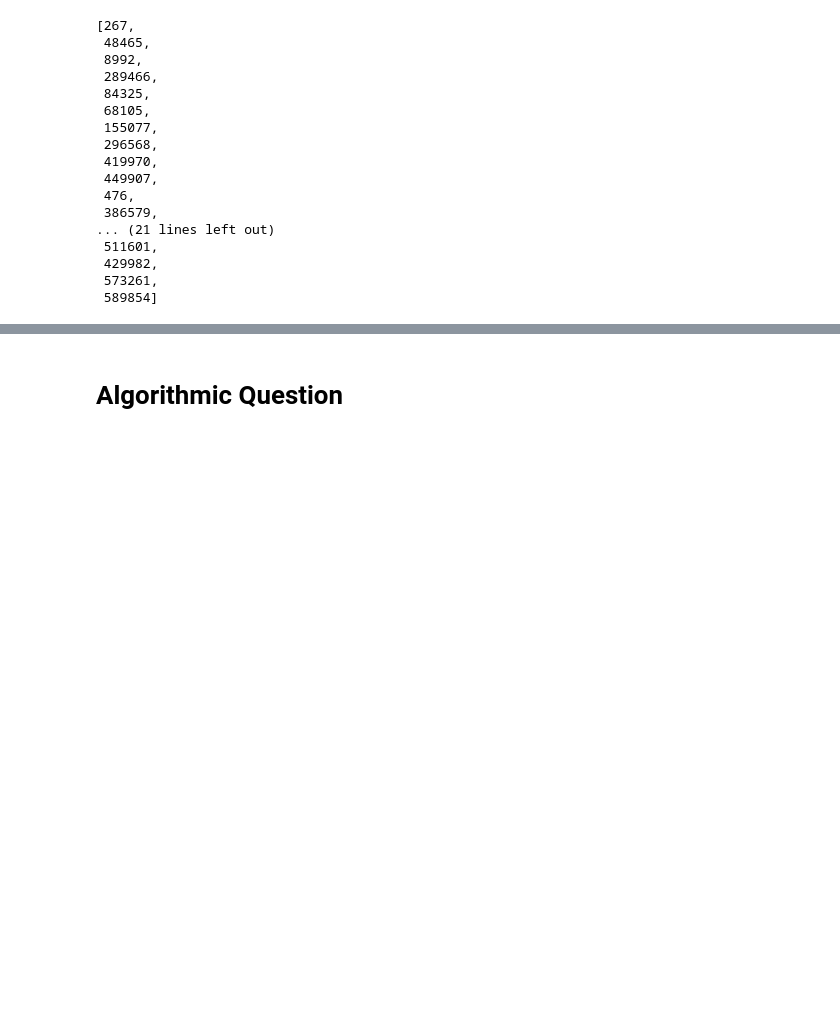
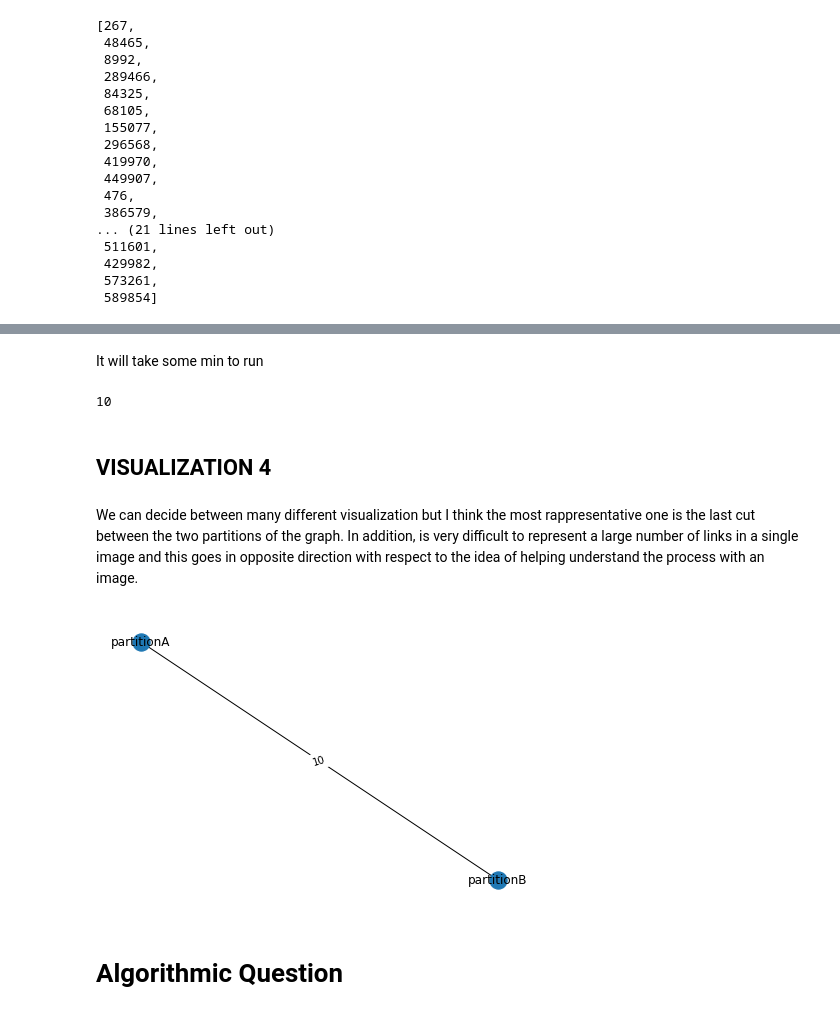
Before and after one commit to brauliovillalobos/ADM_HW5, a Jupyter notebook: main.ipynb, the cells around one changed output, grey strips where cells are left out. Drawn from its saved outputs; the diff is of its cells as text; code cells hidden in the pictures; blank space fills up the shorter version.

```diff
--- a/main.ipynb
+++ b/main.ipynb
@@ -379,0 +439,3 @@ visualization_f3(total_graph,path_f3)
+# %%
+## We run Karger just
+min_cut,partitionA,partitionB=Karger(G,'17','51')
@@ -380,3 +444,40 @@ visualization_f3(total_graph,path_f3)
+# %%
+def functionality4(my_dict,interval,s,t):
+    converted_interval=convert_interval(interval)
+    filtered_dictionary=filter_dictionary(my_dict,converted_interval)
+    G=final_transformation(filtered_dictionary)
+
+    if(len(G))==0:
+        return('in this interval we do not have users')
+
+    min_cut,partitionA,partitionB=Karger(G,s,t)
+    print(min_cut)
+
+    return(min_cut,partitionA,partitionB)
+# %% [markdown]
+It will take some min to run
+# %%
+min_cut,partitionA,partitionB=functionality4(my_dict,[(29,7,2008),(30,7,2008)],'17','51')
+# %% [output]
+10
+# %% [markdown]
+## VISUALIZATION 4
+# %% [markdown]
+We can decide between many different visualization but I think the most rappresentative one is the last cut between the two partitions of the graph.
+In addition, is very difficult to represent a large number of links in a single image and this goes in opposite direction with respect to the idea of helping understand the process with an image.
+# %%
+import networkx as nx
+G=nx.Graph()
+
+G.add_edge('partitionA','partitionB',weight=min_cut)
+# %%
+import matplotlib.pyplot as plt
+nx.draw(G, with_labels=True)
+pos=nx.spring_layout(G)
+labels = nx.get_edge_attributes(G,'weight')
+nx.draw_networkx_edge_labels(G,pos,edge_labels=labels);
+# %% [output]
+[figure, added]
 # %% [markdown]
 # Algorithmic Question
 # %% [markdown]
```
Also changed, not shown: parts of 14 cells of this notebook, 1 other file.
